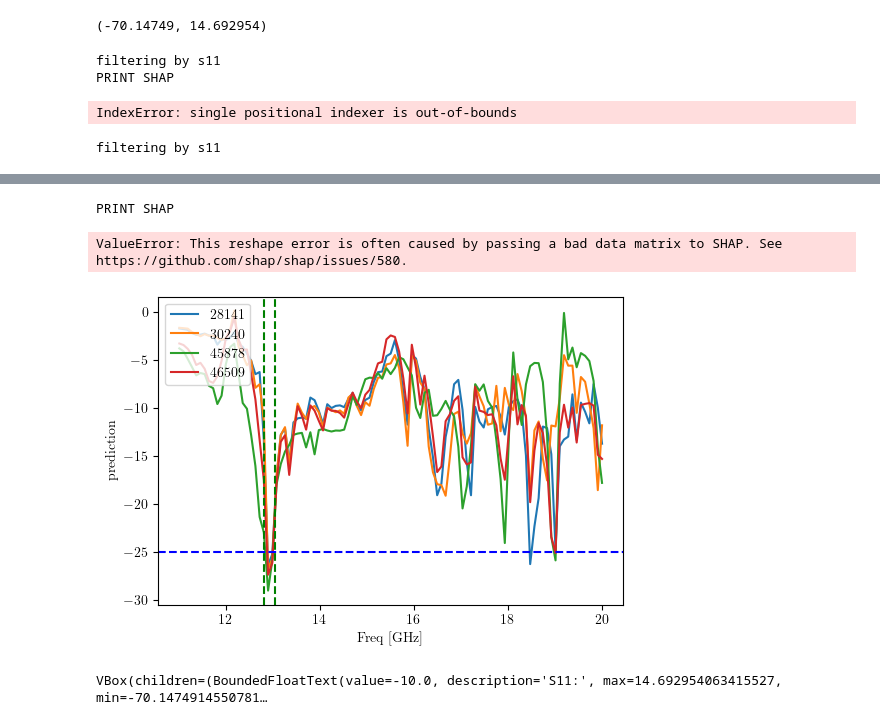
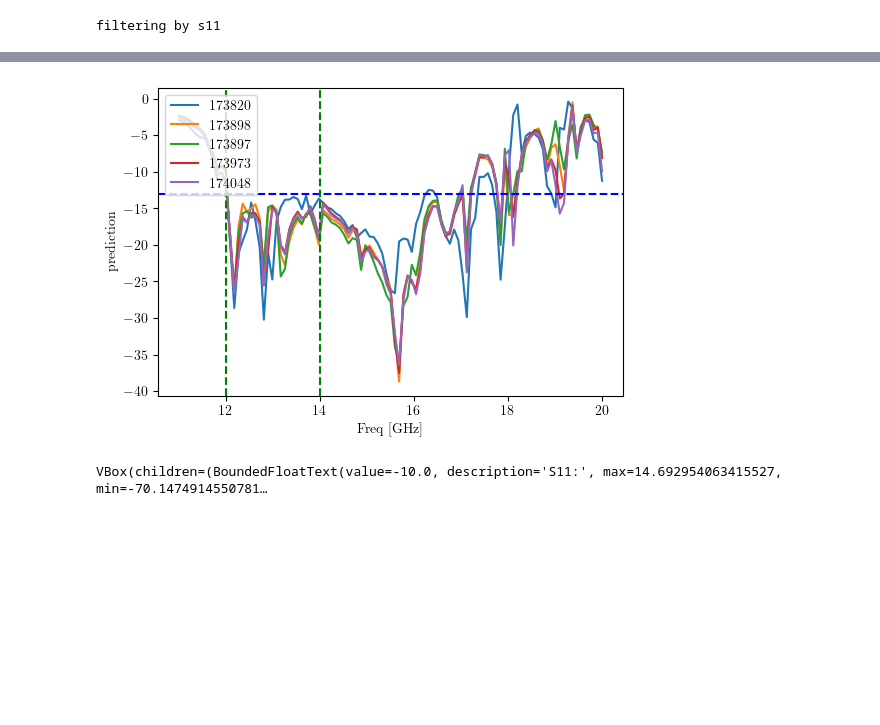
Before and after one commit to meowsome/antenna-ml, a Jupyter notebook: get_dimensions_from_s11.ipynb, the cells around one changed output, grey strips where cells are left out. Saved outputs shown, nothing was run; the diff lists cells and outputs as text; code cells hidden in the pictures; blank space fills up the shorter version.

Commit message:
Move generating predictions to separate script, pretty print searched geometries

```diff
--- a/get_dimensions_from_s11.ipynb
+++ b/get_dimensions_from_s11.ipynb
@@ -30,3 +23,4 @@ if "BINDER_SERVICE_HOST" in os.environ:
     pio.renderers.default='iframe'
 # %%
 warnings.filterwarnings('ignore')
+plot_matplotlib = True
@@ -153,3 +31,6 @@ df_all
+# %%
+df = pd.read_csv("test_data/new leaky wave/S11_Data_combined.csv")
+df_all = pd.read_pickle("all_predictions.pkl")
 # %%
 working_geometries = pd.DataFrame()
 s11_val = 0
@@ -263,41 +152,32 @@ def print_prediction():
 
     # Print results
     print_dimensions()
-    print('PRINT SHAP')
+    # print('PRINT SHAP')
     geos_to_pass = working_geometries.copy()
     geos_to_pass.drop(columns=['Geometry Name', 'prediction'], inplace=True)
-    print_shap(geos_to_pass.iloc[0]) # TODO FIX ME NOT WORKING
+    # print_shap(geos_to_pass.iloc[0]) # TODO FIX ME NOT WORKING
-# %%
-predictions.min(), predictions.max()
-# %% [output]
-(-70.14749, 14.692954)
 # %%
-s11_input = widgets.BoundedFloatText(value=-10, min=predictions.min(), max=predictions.max(), step=0.05, description="S11:")
+s11_input = widgets.BoundedFloatText(value=-10, min=df_all['prediction'].min(), max=df_all['prediction'].max(), step=0.05, description="S11:")
 freq_input = widgets.FloatRangeSlider(min=df['Freq [GHz]'].min(), max=df['Freq [GHz]'].max(), step=0.01, description="Frequency Range:")
 
 def on_button_clicked(b):
     global s11_val, freq_val
     s11_val = s11_input.value
     freq_val = freq_input.value
     print_prediction()
 
 def show_best_function(checkbox_val):
     global show_best_only
     show_best_only = checkbox_val['new']
     print_dimensions()
 
 go_button = widgets.Button(description="Run")
 go_button.on_click(on_button_clicked)
 
 show_best_checkbox = Checkbox(True, description='Only Show Best')
 show_best_checkbox.observe(show_best_function, names=['value'])
 # %% [output]
 filtering by s11
-PRINT SHAP
-IndexError: single positional indexer is out-of-bounds
-filtering by s11
 [interactive output not drawn]
-PRINT SHAP
-ValueError: This reshape error is often caused by passing a bad data matrix to SHAP. See https://github.com/shap/shap/issues/580.
-[figure, old version]
+[figure, new version]
 # %%
```
Also changed, not shown: parts of 16 cells of this notebook, 1 other file.
